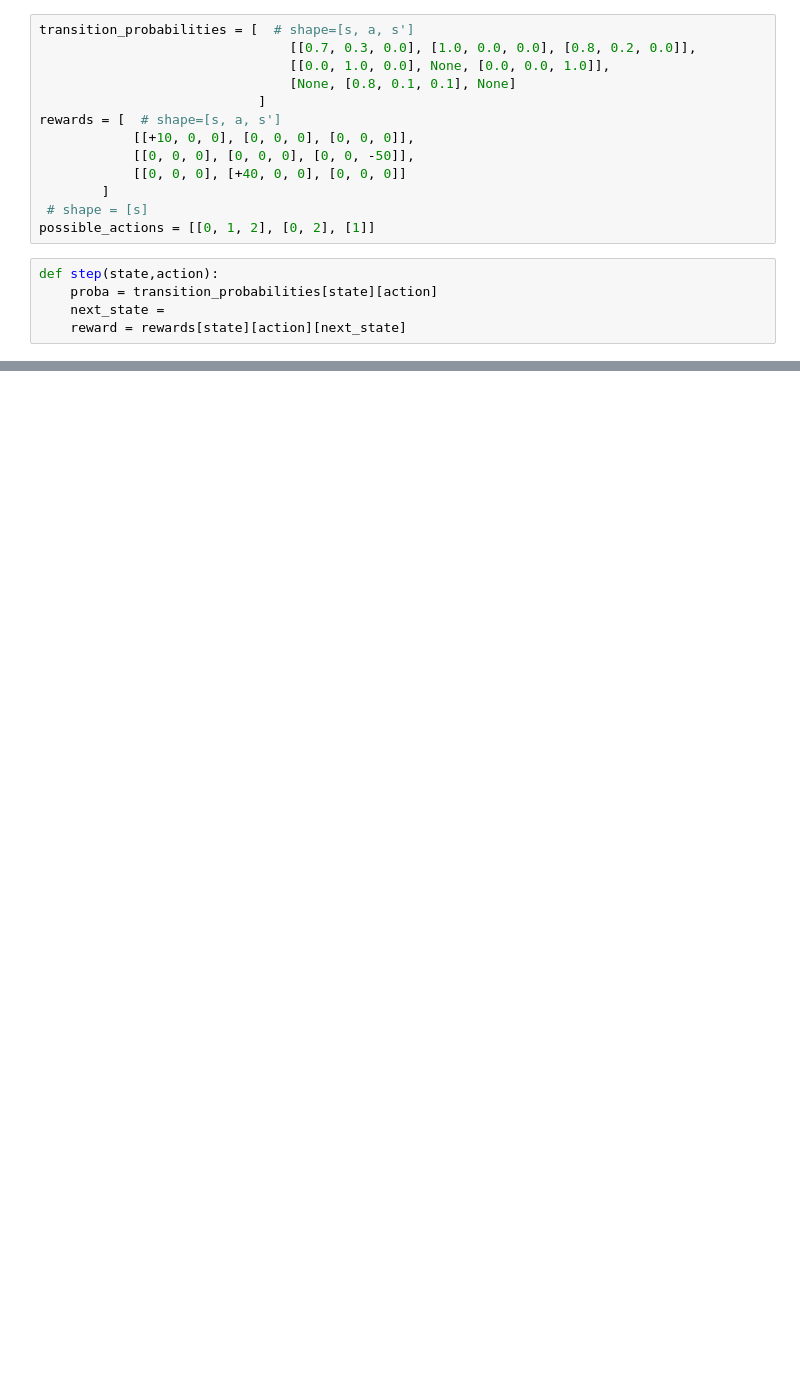
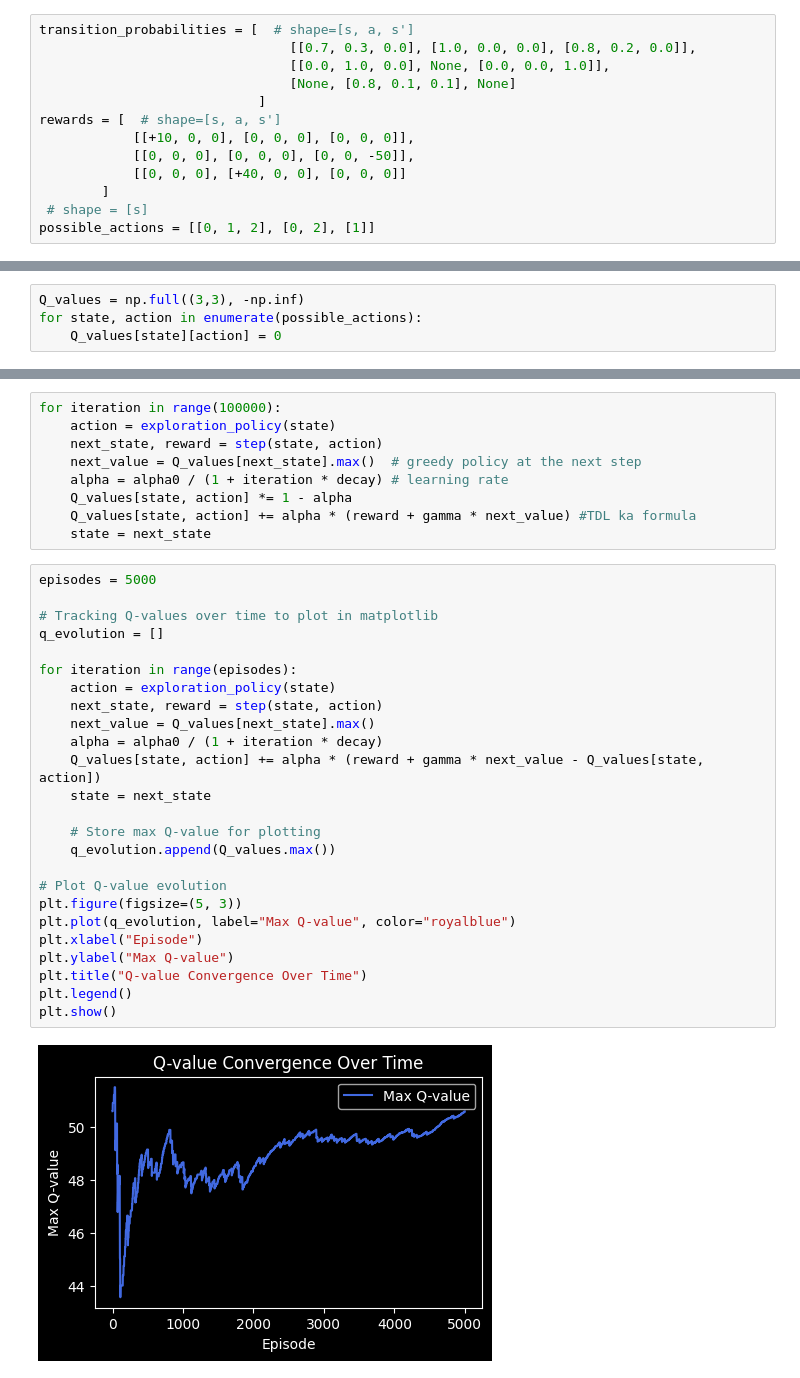
Before and after one commit to Shivamkushwaha9/ReinforcementLearning, a Jupyter notebook: q-learning/qlearning.ipynb, the cells around one changed output, grey strips where cells are left out. Drawn from its saved outputs; the diff is of its cells as text; blank space fills up the shorter version.

Commit message:
q-learning

```diff
--- a/q-learning/qlearning.ipynb
+++ b/q-learning/qlearning.ipynb
@@ -13,8 +14,3 @@ rewards = [  # shape=[s, a, s']
         ]
  # shape = [s]
 possible_actions = [[0, 1, 2], [0, 2], [1]]
-# %%
-def step(state,action):
-    proba = transition_probabilities[state][action]
-    next_state =
-    reward = rewards[state][action][next_state]
@@ -24,0 +17,4 @@ import numpy as np
+# %%
+Q_values = np.full((3,3), -np.inf)
+for state, action in enumerate(possible_actions):
+    Q_values[state][action] = 0
@@ -24,0 +56,36 @@ import numpy as np
+# %%
+for iteration in range(100000):
+    action = exploration_policy(state)
+    next_state, reward = step(state, action)
+    next_value = Q_values[next_state].max()  # greedy policy at the next step
+    alpha = alpha0 / (1 + iteration * decay) # learning rate
+    Q_values[state, action] *= 1 - alpha
+    Q_values[state, action] += alpha * (reward + gamma * next_value) #TDL ka formula
+    state = next_state
+# %%
+episodes = 5000
+
+# Tracking Q-values over time to plot in matplotlib
+q_evolution = []
+
+for iteration in range(episodes):
+    action = exploration_policy(state)
+    next_state, reward = step(state, action)
+    next_value = Q_values[next_state].max()
+    alpha = alpha0 / (1 + iteration * decay)
+    Q_values[state, action] += alpha * (reward + gamma * next_value - Q_values[state, action])
+    state = next_state
+
+    # Store max Q-value for plotting
+    q_evolution.append(Q_values.max())
+
+# Plot Q-value evolution
+plt.figure(figsize=(5, 3))
+plt.plot(q_evolution, label="Max Q-value", color="royalblue")
+plt.xlabel("Episode")
+plt.ylabel("Max Q-value")
+plt.title("Q-value Convergence Over Time")
+plt.legend()
+plt.show()
+# %% [output]
+[figure, added]
```
Also changed, not shown: parts of 15 cells of this notebook, 1 other file.
